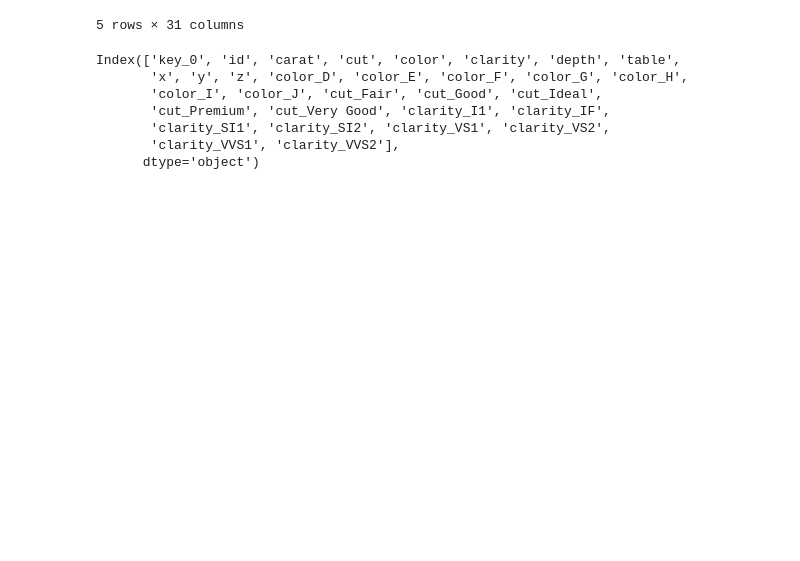
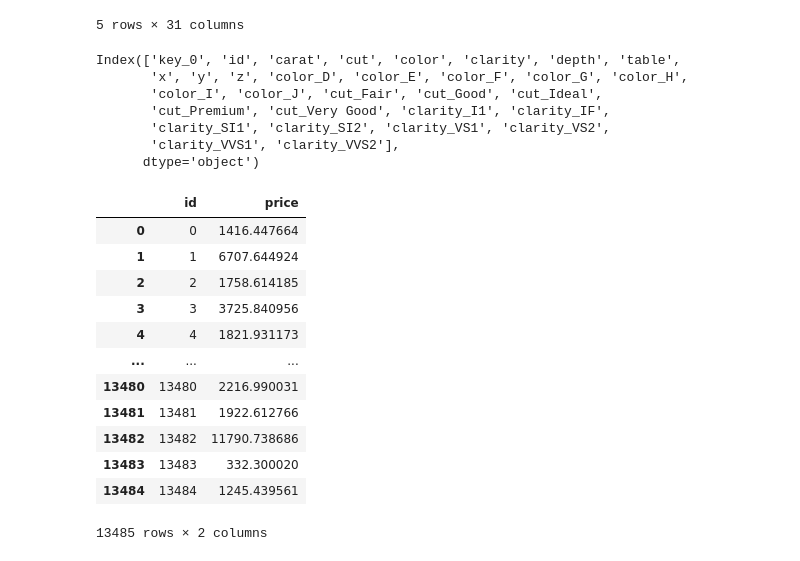
Before and after one commit to Jpereza24/kaggle-competition, a Jupyter notebook: Diamonds.ipynb, the cells around one changed output. Cells and saved outputs as stored; diff of their text form; code cells hidden in the pictures; blank space fills up the shorter version.

```diff
--- a/Diamonds.ipynb
+++ b/Diamonds.ipynb
@@ -271,0 +296,2 @@ y_predr = clf.predict(X_test)
+# %%
+reg.fit(X_train, y_train)
@@ -318,6 +360,6 @@ colst = ['carat', 'depth', 'table', 'x', 'y', 'z', 'color_D', 'color_E',
        'cut_Good', 'cut_Ideal', 'cut_Premium', 'cut_Very Good', 'clarity_I1',
        'clarity_IF', 'clarity_SI1', 'clarity_SI2', 'clarity_VS1',
        'clarity_VS2', 'clarity_VVS1', 'clarity_VVS2']
-Xt = test[colst]
+Xt = test1[colst]
 # %%
 y_pred = diamond_model.predict(Xt)
@@ -324,5 +368,7 @@ y_pred = diamond_model.predict(Xt)
+# %%
+y_gradient = reg.predict(Xt)
 # %%
 predictions = pd.DataFrame({
     'id': test['id'],
-    'price': y_pred
+    'price': y_gradient
 })
@@ -330,0 +375,16 @@ predict
+# %%
+predictions
+# %% [output]
+|  | id | price |
+| 0 | 0 | 1416.447664 |
+| 1 | 1 | 6707.644924 |
+| 2 | 2 | 1758.614185 |
+| 3 | 3 | 3725.840956 |
+| 4 | 4 | 1821.931173 |
+| ... | ... | ... |
+| 13480 | 13480 | 2216.990031 |
+| 13481 | 13481 | 1922.612766 |
+| 13482 | 13482 | 11790.738686 |
+| 13483 | 13483 | 332.300020 |
+| 13484 | 13484 | 1245.439561 |
+13485 rows × 2 columns
```
Also changed, not shown: parts of 21 cells of this notebook, 4 other files.
